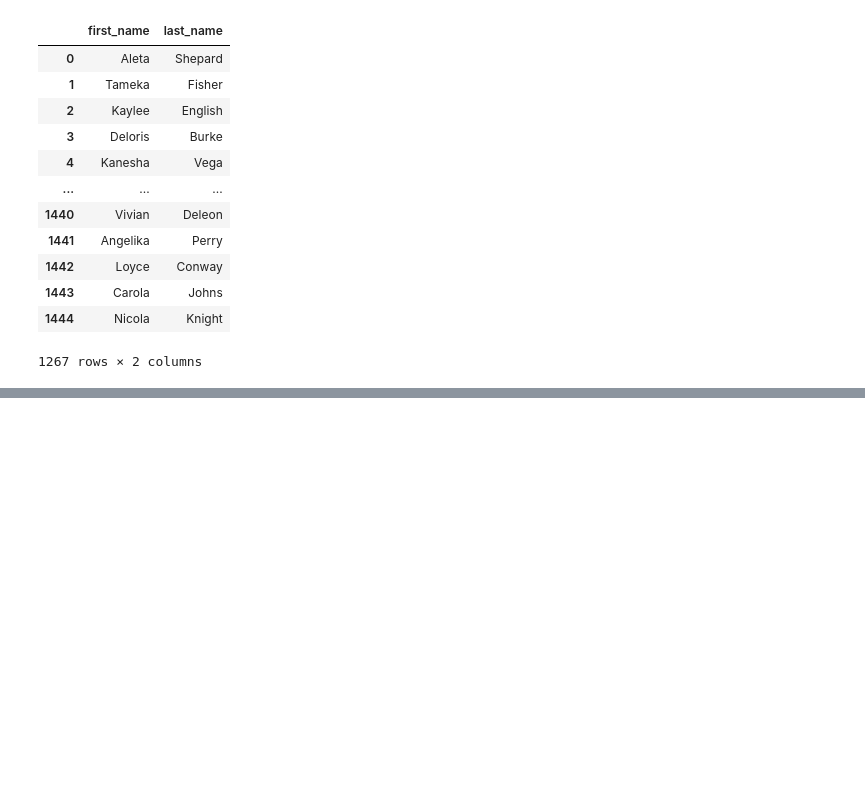
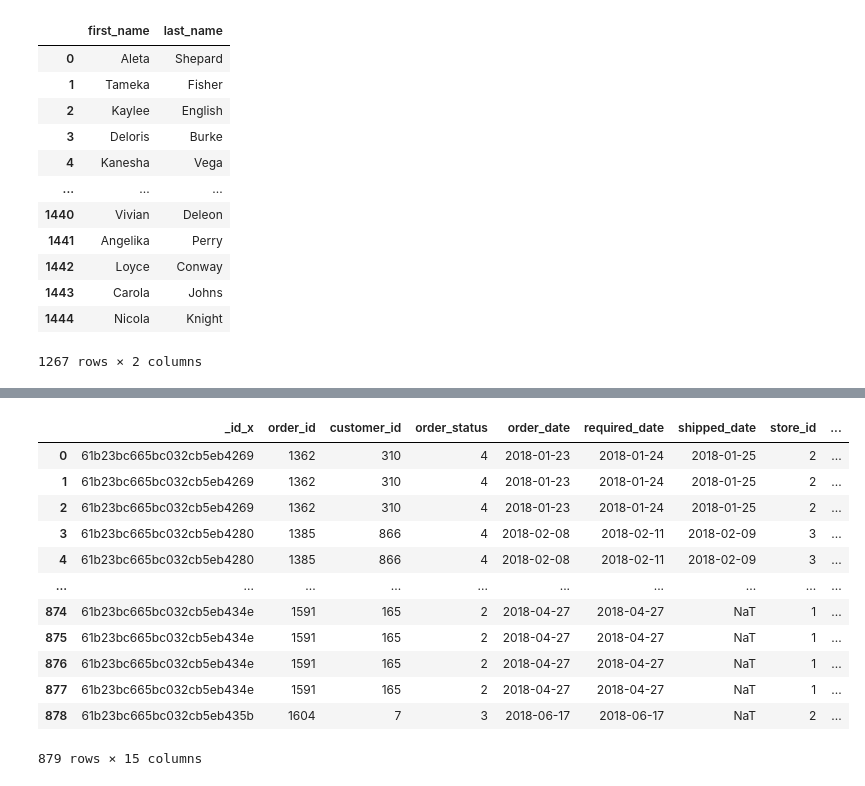
Before and after one commit to Salvini126/informatica, a Jupyter notebook: Esercizio_Pandas_Merge_BikeStores.ipynb, the cells around one changed output, grey strips where cells are left out. Cells and saved outputs as stored; diff of their text form; code cells hidden in the pictures; blank space fills up the shorter version.

```diff
--- a/Esercizio_Pandas_Merge_BikeStores.ipynb
+++ b/Esercizio_Pandas_Merge_BikeStores.ipynb
@@ -198,0 +252,17 @@ df_nomi
+# %%
+df_staff_items_order=pd.merge(df_order2018, df_orders_items, how="left", on=["order_id"])
+df_staff_items_order
+# %% [output]
+|  | _id_x | order_id | customer_id | order_status | order_date | required_date | shipped_date | store_id | ... |
+| 0 | 61b23bc665bc032cb5eb4269 | 1362 | 310 | 4 | 2018-01-23 | 2018-01-24 | 2018-01-25 | 2 | ... |
+| 1 | 61b23bc665bc032cb5eb4269 | 1362 | 310 | 4 | 2018-01-23 | 2018-01-24 | 2018-01-25 | 2 | ... |
+| 2 | 61b23bc665bc032cb5eb4269 | 1362 | 310 | 4 | 2018-01-23 | 2018-01-24 | 2018-01-25 | 2 | ... |
+| 3 | 61b23bc665bc032cb5eb4280 | 1385 | 866 | 4 | 2018-02-08 | 2018-02-11 | 2018-02-09 | 3 | ... |
+| 4 | 61b23bc665bc032cb5eb4280 | 1385 | 866 | 4 | 2018-02-08 | 2018-02-11 | 2018-02-09 | 3 | ... |
+| ... | ... | ... | ... | ... | ... | ... | ... | ... | ... |
+| 874 | 61b23bc665bc032cb5eb434e | 1591 | 165 | 2 | 2018-04-27 | 2018-04-27 | NaT | 1 | ... |
+| 875 | 61b23bc665bc032cb5eb434e | 1591 | 165 | 2 | 2018-04-27 | 2018-04-27 | NaT | 1 | ... |
+| 876 | 61b23bc665bc032cb5eb434e | 1591 | 165 | 2 | 2018-04-27 | 2018-04-27 | NaT | 1 | ... |
+| 877 | 61b23bc665bc032cb5eb434e | 1591 | 165 | 2 | 2018-04-27 | 2018-04-27 | NaT | 1 | ... |
+| 878 | 61b23bc665bc032cb5eb435b | 1604 | 7 | 3 | 2018-06-17 | 2018-06-17 | NaT | 2 | ... |
+879 rows × 15 columns
```
Also changed, not shown: parts of 10 cells of this notebook.
